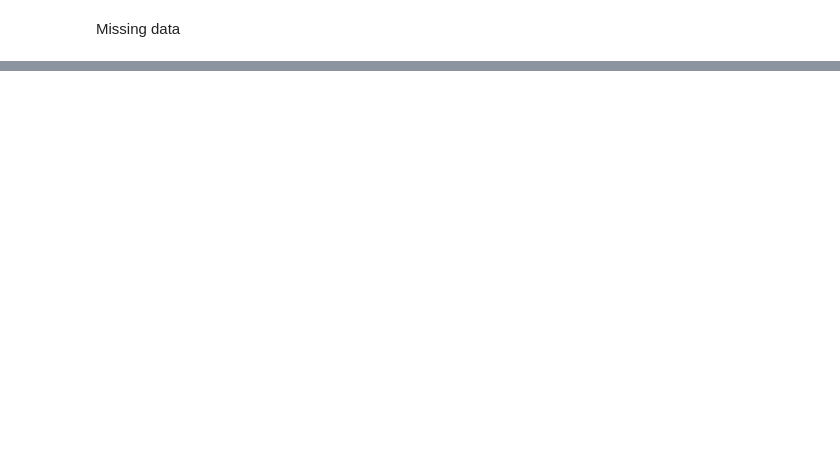
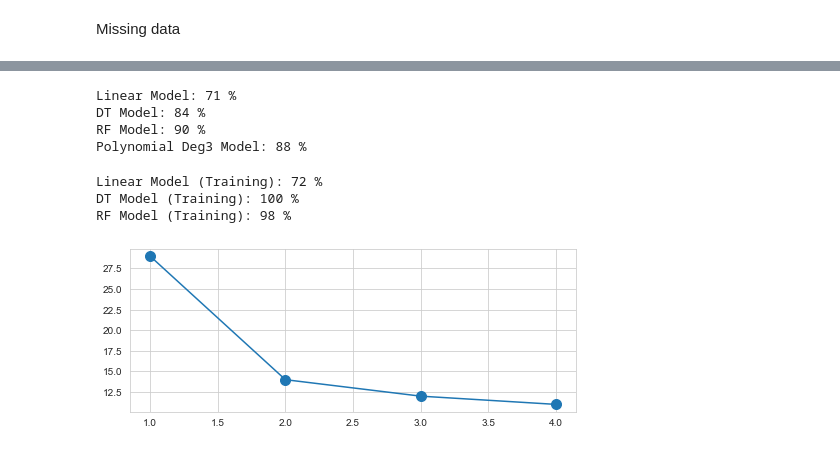
Before and after one commit to YagyeshJindal/jecrc_cs_sep22, a Jupyter notebook: day12/day25_used_car_price_prediction.ipynb, the cells around one changed output, grey strips where cells are left out. Saved outputs shown, nothing was run; the diff lists cells and outputs as text; code cells hidden in the pictures; blank space fills up the shorter version.

```diff
--- a/day12/day25_used_car_price_prediction.ipynb
+++ b/day12/day25_used_car_price_prediction.ipynb
@@ -236,0 +311,3 @@ Name: Name, dtype: int64
+# %%
+cars_df = cars[selected_cols + [target_col]]
+cars_df.head()
@@ -236,0 +322,5 @@ Name: Name, dtype: int64
+# %%
+cars_dummies = pd.get_dummies(cars_df).drop('Transmission_Automatic',axis=1)
+# %%
+features = cars_dummies.drop('Price',axis=1)
+target = cars_dummies['Price']
@@ -236,0 +330,46 @@ Name: Name, dtype: int64
+# %%
+from sklearn.model_selection import train_test_split
+xtrain,xtest,ytrain,ytest = train_test_split(features, target, test_size=0.25, random_state=101)
+xtrainp,xtestp,ytrainp,ytestp = train_test_split(feats_poly3, target, test_size=0.25, random_state=101)
+
+from sklearn.linear_model import LinearRegression
+from sklearn.tree import DecisionTreeRegressor
+from sklearn.ensemble import RandomForestRegressor
+
+model_linear = LinearRegression().fit(xtrain,ytrain)
+model_dt = DecisionTreeRegressor().fit(xtrain,ytrain)
+model_rf = RandomForestRegressor().fit(xtrain,ytrain)
+model_poly3 = LinearRegression().fit(xtrainp,ytrainp)
+
+print('Linear Model:', round(100*model_linear.score(xtest,ytest)),'%')
+print('DT Model:', round(100*model_dt.score(xtest,ytest)),'%')
+print('RF Model:', round(100*model_rf.score(xtest,ytest)),'%')
+print('Polynomial Deg3 Model:', round(100*model_poly3.score(xtrainp,ytrainp)),'%')
+# %% [output]
+Linear Model: 71 %
+DT Model: 84 %
+RF Model: 90 %
+Polynomial Deg3 Model: 88 %
+# %%
+print('Linear Model (Training):', round(100*model_linear.score(xtrain,ytrain)),'%')
+print('DT Model (Training):', round(100*model_dt.score(xtrain,ytrain)),'%')
+print('RF Model (Training):', round(100*model_rf.score(xtrain,ytrain)),'%')
+# %% [output]
+Linear Model (Training): 72 %
+DT Model (Training): 100 %
+RF Model (Training): 98 %
+# %%
+# Elbow Method
+
+scores = []
+for i in range(1,5):
+    feats_i = PolynomialFeatures(degree=i).fit_transform(features)
+    model_i = LinearRegression().fit(feats_i,target)
+    scores.append(100 - round(100*model_i.score(feats_i,target)))
+# %%
+plt.figure(figsize=(8,3))
+plt.plot(range(1,5), scores, marker='o', markersize=10)
+plt.grid(True)
+plt.show()
+# %% [output]
+[figure, added]
```
Also changed, not shown: parts of 30 cells of this notebook.
